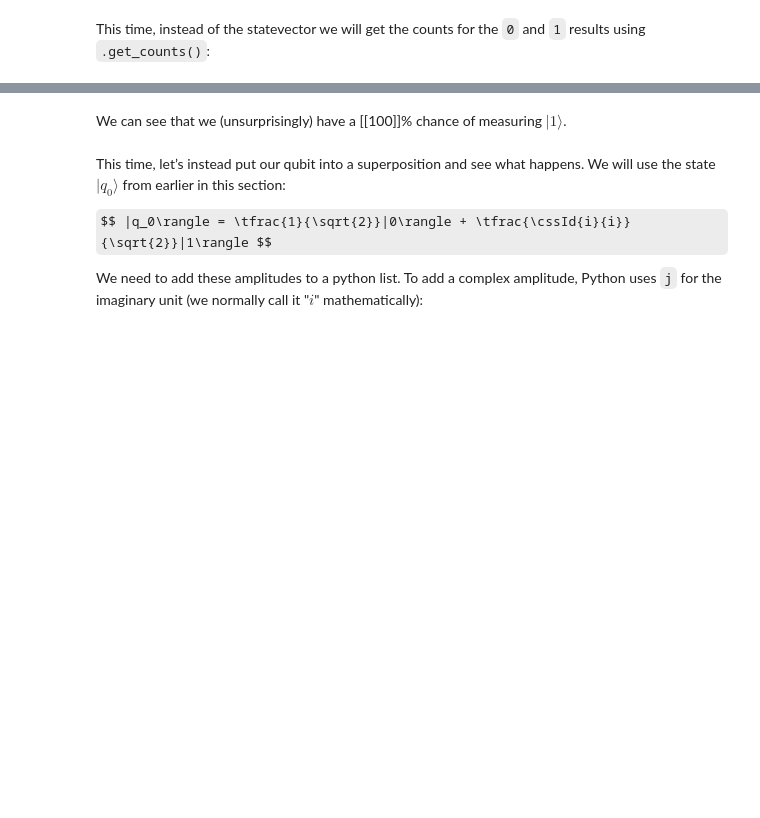
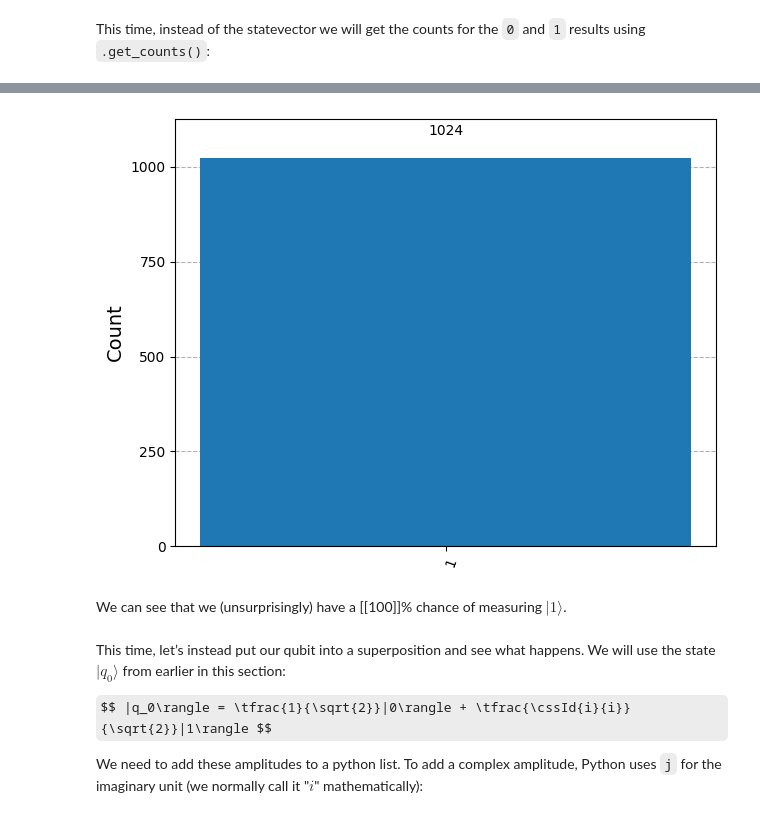
Before and after one commit to Aribu4/CQ-, a Jupyter notebook: representing_qubit_states.ipynb, the cells around one changed output, grey strips where cells are left out. Cells and saved outputs as stored; diff of their text form; code cells hidden in the pictures; some formulas as TeX source; blank space fills up the shorter version.

```diff
--- a/representing_qubit_states.ipynb
+++ b/representing_qubit_states.ipynb
@@ -170,3 +173,5 @@ sim = Aer.get_backend('aer_simulator')  # Tell Qiskit how to simulate our circui
+# %%
+sim = AerSimulator()
 # %% [markdown]
 To get the results from our circuit, we use `run` to execute our circuit, giving the circuit and the backend as arguments. We then use `.result()` to get the result of this:
 # %%
@@ -174,8 +179,7 @@ qc = QuantumCircuit(1)  # Create a quantum circuit with one qubit
 initial_state = [0,1]   # Define initial_state as |1>
 qc.initialize(initial_state, 0) # Apply initialisation operation to the 0th qubit
 qc.save_statevector()   # Tell simulator to save statevector
-qobj = assemble(qc)     # Create a Qobj from the circuit for the simulator to run
-result = sim.run(qobj).result() # Do the simulation and return the result
+result = sim.run(qc).result() # Do the simulation and return the result
 # %% [markdown]
 from `result`, we can then get the final statevector using `.get_statevector()`:
 # %%
@@ -195,8 +204,7 @@ qc.draw()
 # %% [markdown]
 This time, instead of the statevector we will get the counts for the `0` and `1` results using `.get_counts()`:
 # %%
-qobj = assemble(qc)
-result = sim.run(qobj).result()
+result = sim.run(qc).result()
 counts = result.get_counts()
 plot_histogram(counts)
 # %% [output]
@@ -204,3 +211,4 @@ plot_histogram(counts)
+[figure, added]
 # %% [markdown]
 We can see that we (unsurprisingly) have a [[100]]% chance of measuring $|1\rangle$.
 # %% [markdown]
```
Also changed, not shown: parts of 14 cells of this notebook.
